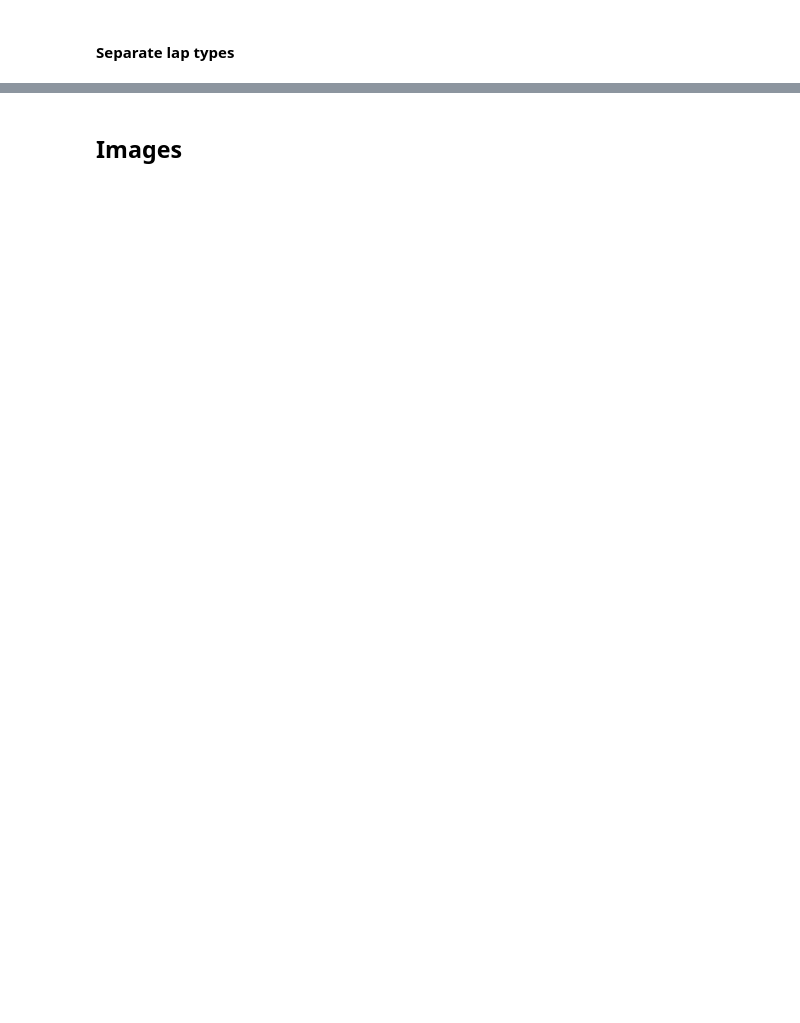
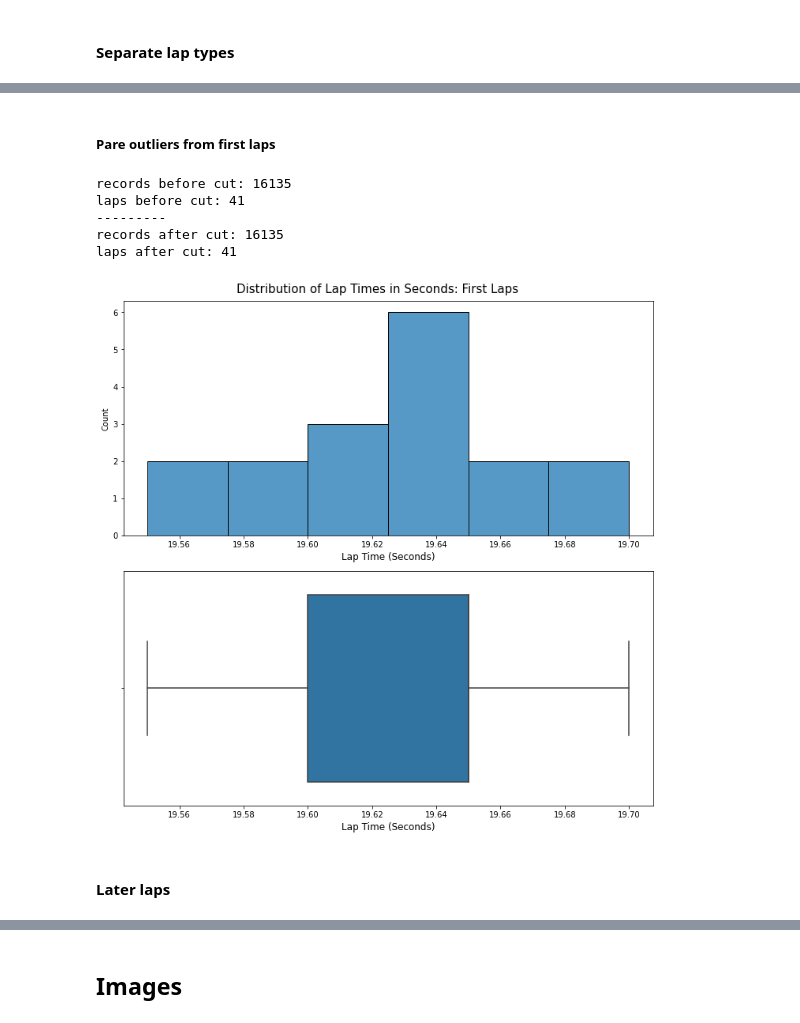
Before and after one commit to GrantMoe/virtual-racing-league, a Jupyter notebook: code/00_Data_Processing.ipynb, the cells around one changed output, grey strips where cells are left out. Cells and saved outputs as stored; diff of their text form; code cells hidden in the pictures; blank space fills up the shorter version.

```diff
--- a/code/00_Data_Processing.ipynb
+++ b/code/00_Data_Processing.ipynb
@@ -434,0 +210,3 @@ X_telem.to_pickle(telem_dataset_file)
+# %%
+df_first_laps = df.loc[df['lap'] == 1, :].copy()
+df_later_laps = df.loc[df['lap'] > 1, :].copy()
@@ -434,0 +229,27 @@ X_telem.to_pickle(telem_dataset_file)
+# %% [markdown]
+##### Pare outliers from first laps
+# %%
+first_lap_cut = 20 # entirely arbitrary
+print(f"records before cut: {len(df_first_laps)}") #.loc[df_first_laps['lap_time'] <= first_lap_cut, :])}")
+print(f'laps before cut: {len(df_first_laps["folder_lap"].unique())}\n---------')
+df_first_laps = df_first_laps.loc[df_first_laps['lap_time'] <= first_lap_cut, :].copy()
+print(f'records after cut: {len(df_first_laps)}')
+print(f'laps after cut: {len(df_first_laps["folder_lap"].unique())}')
+# %% [output]
+records before cut: 16135
+laps before cut: 41
+---------
+records after cut: 16135
+laps after cut: 41
+# %%
+fig, ax = plt.subplots(2, 1, figsize=(10,10))
+plt.suptitle('Distribution of Lap Times in Seconds: First Laps', size=15)
+ax[0] = sns.histplot(x=df_first_laps['lap_time'].unique(), bins='auto', ax=ax[0])
+ax[0].set_xlabel('Lap Time (Seconds)', size=12)
+ax[1] = sns.boxplot(x=df_first_laps['lap_time'].unique(), ax=ax[1])
+ax[1].set_xlabel('Lap Time (Seconds)', size=12)
+plt.tight_layout();
+# %% [output]
+[figure, added]
+# %% [markdown]
+#### Later laps
```
Also changed, not shown: parts of 104 cells of this notebook, 4 other files.
